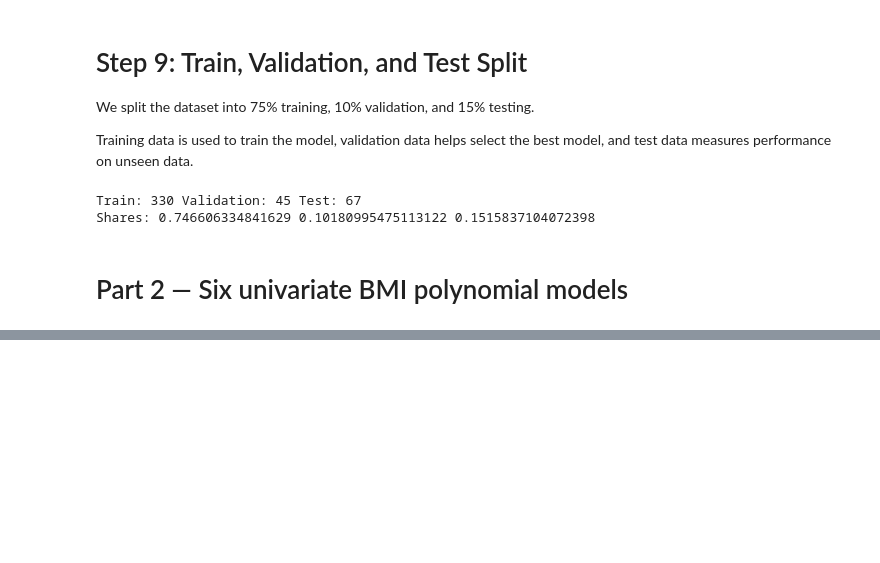
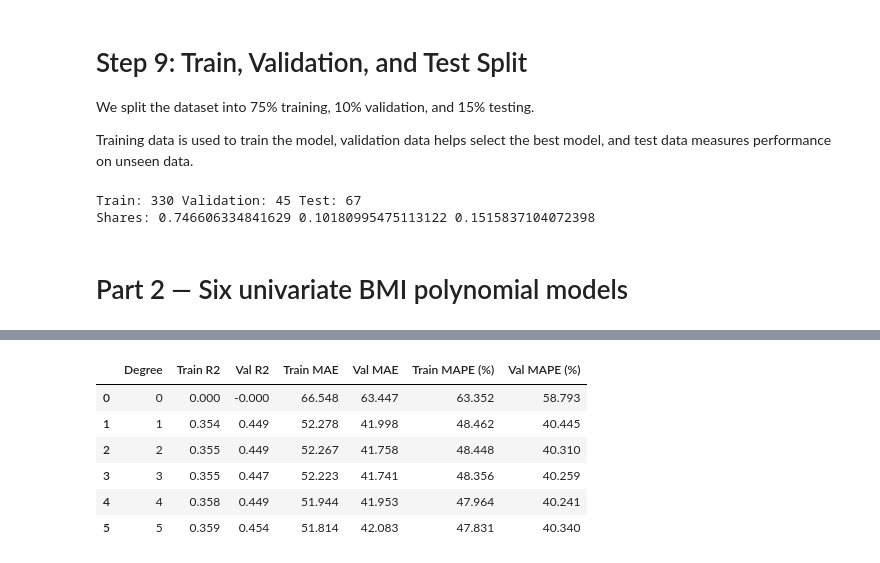
Before and after one commit to zozdemir2026/diabetes-progression-ml-lab, a Jupyter notebook: notebooks/diabetes_progression_analysis.ipynb, the cells around one changed output, grey strips where cells are left out. Drawn from its saved outputs; the diff is of its cells as text; code cells hidden in the pictures; blank space fills up the shorter version.

```diff
--- a/notebooks/diabetes_progression_analysis.ipynb
+++ b/notebooks/diabetes_progression_analysis.ipynb
@@ -245,0 +263,43 @@ print(diabetes.feature_names)
+# %%
+bmi_train = X_train[['bmi']]
+bmi_val = X_val[['bmi']]
+bmi_test = X_test[['bmi']]
+
+uni_models = {}
+uni_rows = []
+
+for degree in range(6):
+    model = make_pipeline(
+        PolynomialFeatures(
+            degree=degree,
+            include_bias=(degree == 0)
+        ),
+        LinearRegression()
+    )
+
+    model.fit(bmi_train, y_train)
+    uni_models[degree] = model
+
+    tr = regression_scores(model, bmi_train, y_train)
+    va = regression_scores(model, bmi_val, y_val)
+
+    uni_rows.append({
+        'Degree': degree,
+        'Train R2': tr['R2'],
+        'Val R2': va['R2'],
+        'Train MAE': tr['MAE'],
+        'Val MAE': va['MAE'],
+        'Train MAPE (%)': tr['MAPE (%)'],
+        'Val MAPE (%)': va['MAPE (%)']
+    })
+
+uni_results = pd.DataFrame(uni_rows)
+display(uni_results.round(3))
+# %% [output]
+|  | Degree | Train R2 | Val R2 | Train MAE | Val MAE | Train MAPE (%) | Val MAPE (%) |
+| 0 | 0 | 0.000 | -0.000 | 66.548 | 63.447 | 63.352 | 58.793 |
+| 1 | 1 | 0.354 | 0.449 | 52.278 | 41.998 | 48.462 | 40.445 |
+| 2 | 2 | 0.355 | 0.449 | 52.267 | 41.758 | 48.448 | 40.310 |
+| 3 | 3 | 0.355 | 0.447 | 52.223 | 41.741 | 48.356 | 40.259 |
+| 4 | 4 | 0.358 | 0.449 | 51.944 | 41.953 | 47.964 | 40.241 |
+| 5 | 5 | 0.359 | 0.454 | 51.814 | 42.083 | 47.831 | 40.340 |
```
Also changed, not shown: parts of 19 cells of this notebook.
